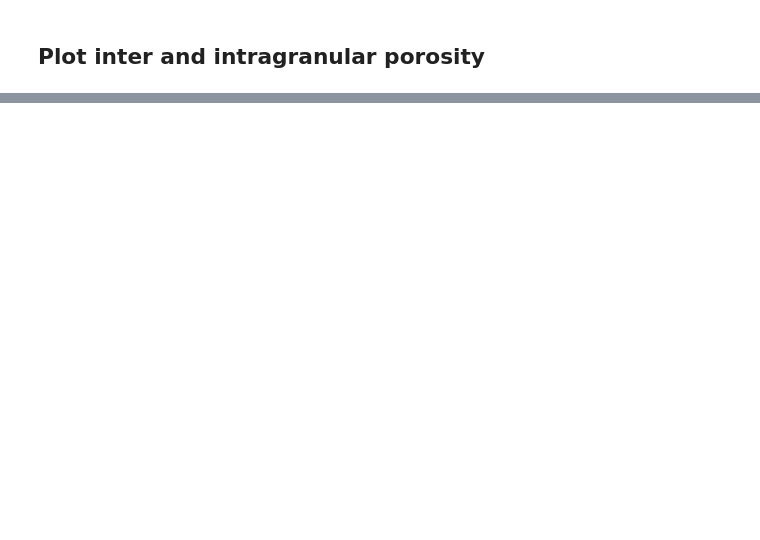
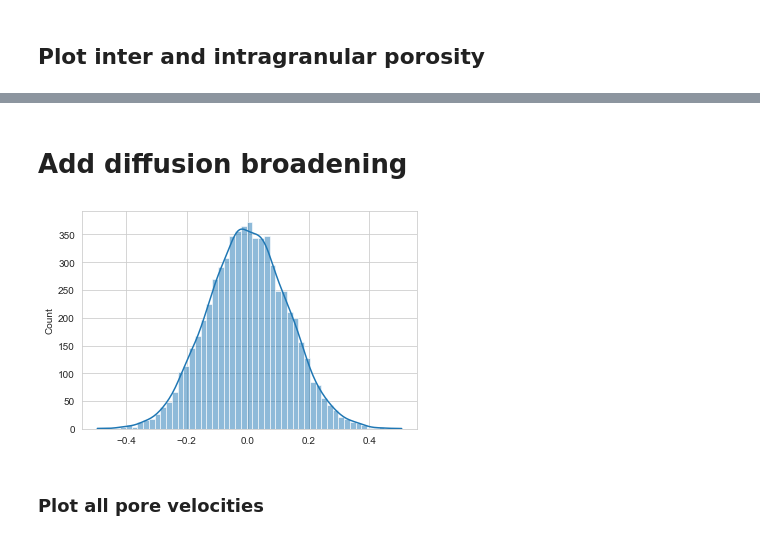
Before and after one commit to akkendrick/LABMOPS, a Jupyter notebook: findLowFlow.ipynb, the cells around one changed output, grey strips where cells are left out. Saved outputs shown, nothing was run; the diff lists cells and outputs as text; code cells hidden in the pictures; blank space fills up the shorter version.

```diff
--- a/findLowFlow.ipynb
+++ b/findLowFlow.ipynb
@@ -800,0 +543,29 @@ fig.savefig(figStr, dpi=300, facecolor='w', edgecolor='w')
+# %% [markdown]
+# Add diffusion broadening
+# %%
+D_0 = 2.023 * 10 ** float(-9) # for water at twenty degrees Celsius
+T = 90 * 10 ** float(-6) # 90 ms, same as NMR experiment
+diffusionLength = np.sqrt(D_0 * T)
+diffusionVel = diffusionLength/T
+
+randList = [-1,1]
+diffusionSign = np.random.choice(randList,len(df_secondaryVelocity["All secondary regions"]))
+diffusionDist = np.random.rand(len(df_secondaryVelocity["All secondary regions"]))
+
+# FIXME: how is this defined really?
+# figure out sigma of diffusion distribution
+diffusionDist = np.random.normal(0,diffusionVel,len(df_secondaryVelocity["All secondary regions"]))
+#diffusionDistScale = (diffusionDist-np.mean(diffusionDist)) / np.std(diffusionDist)
+diffusionDistScale = (diffusionDist-np.min(diffusionDist)) / (np.max(diffusionDist)-np.min(diffusionDist))
+diffusionDistScale = diffusionDistScale - np.mean(diffusionDistScale)
+#diffusionAdd = diffusionAdd / np.mean(diffusionAdd)
+# %%
+fig, ax = plt.subplots()
+
+sns.histplot(diffusionDistScale,kde=True)
+
+figStr = 'diffDist'+'.png'
+
+fig.savefig(figStr, dpi=300, facecolor='w', edgecolor='w')
+# %% [output]
+[figure, added]
@@ -800,0 +585,2 @@ fig.savefig(figStr, dpi=300, facecolor='w', edgecolor='w')
+# %% [markdown]
+### Plot all pore velocities
```
Also changed, not shown: parts of 82 cells of this notebook, 2 other files.
